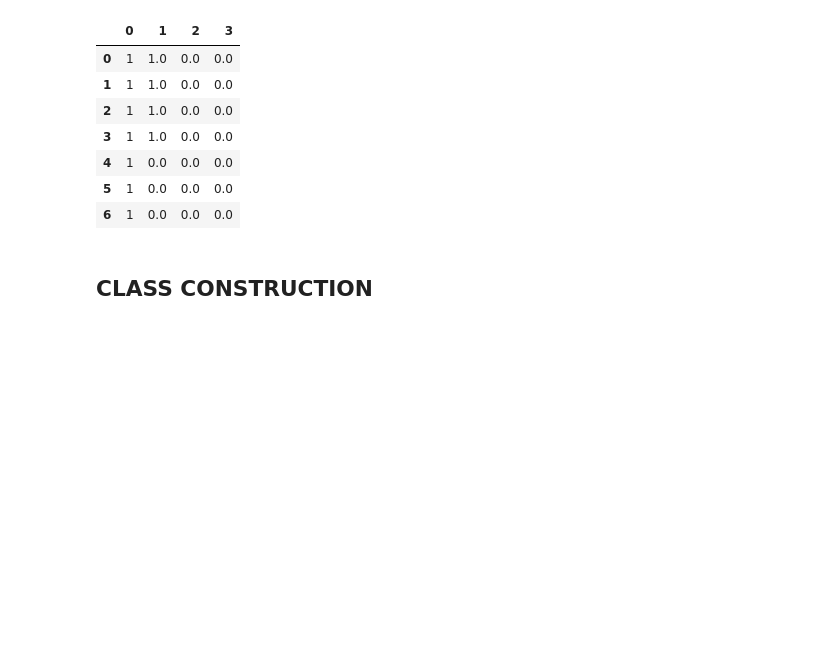
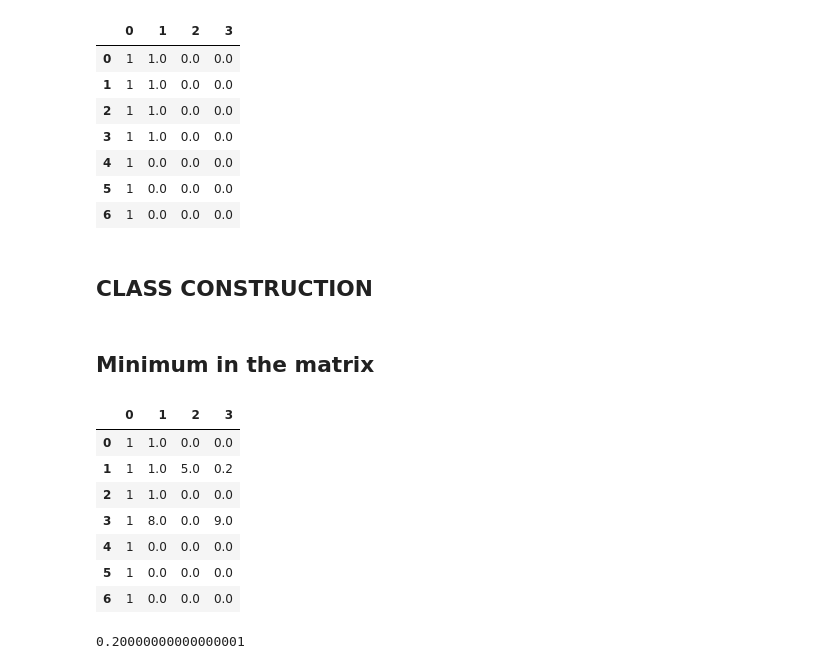
Before and after one commit to KrupaPrag/Logistics_Project, a Jupyter notebook: BinPackingProblem1D.ipynb, the cells around one changed output. Drawn from its saved outputs; the diff is of its cells as text; code cells hidden in the pictures; blank space fills up the shorter version.

```diff
--- a/BinPackingProblem1D.ipynb
+++ b/BinPackingProblem1D.ipynb
@@ -879,3 +879,26 @@ class Student(object):
 def make_student(name, age, major):
     student = Student(name, age, major)
     return student
+# %% [markdown]
+## Minimum in the matrix
+# %%
+newdf.loc[1,2] = 5
+newdf.loc[1,3] = 0.2
+newdf.loc[3,3] = 9
+newdf.loc[3,1] = 8
+newdf
+# %% [output]
+|  | 0 | 1 | 2 | 3 |
+| 0 | 1 | 1.0 | 0.0 | 0.0 |
+| 1 | 1 | 1.0 | 5.0 | 0.2 |
+| 2 | 1 | 1.0 | 0.0 | 0.0 |
+| 3 | 1 | 8.0 | 0.0 | 9.0 |
+| 4 | 1 | 0.0 | 0.0 | 0.0 |
+| 5 | 1 | 0.0 | 0.0 | 0.0 |
+| 6 | 1 | 0.0 | 0.0 | 0.0 |
+# %%
+min_val = newdf.loc[1,:].min()
+min_val
+#
+# %% [output]
+0.20000000000000001
```
Also changed, not shown: parts of 11 cells of this notebook, 2 other files.
